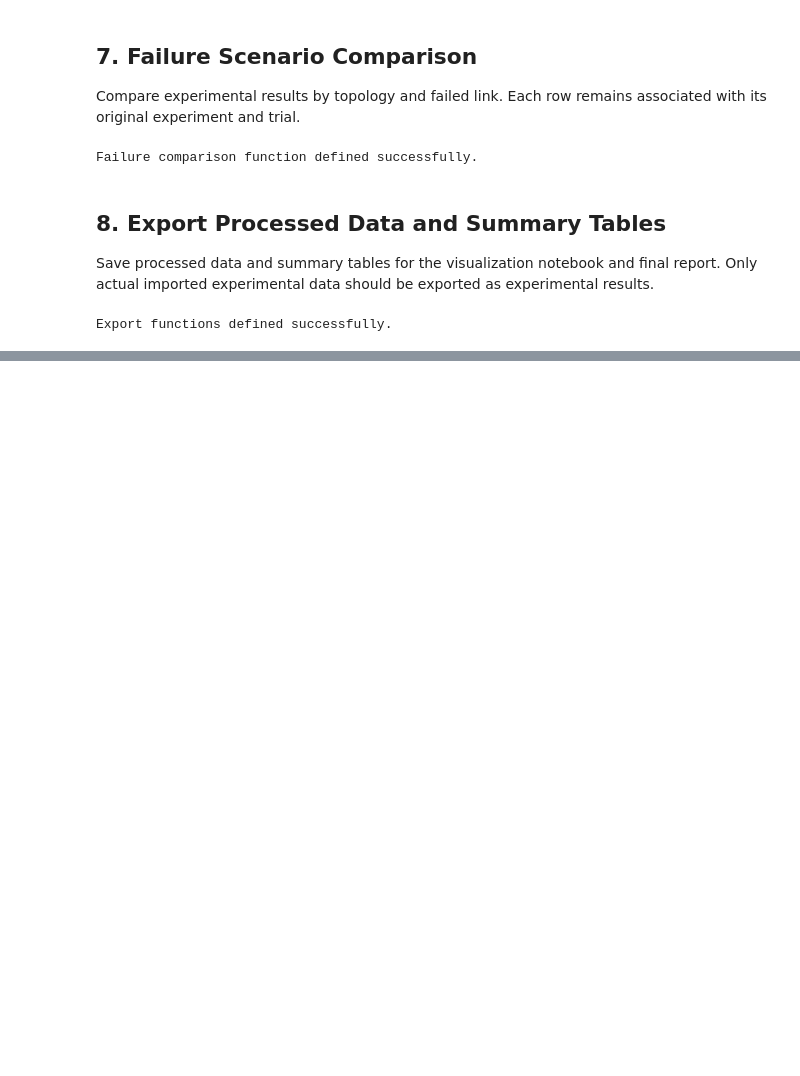
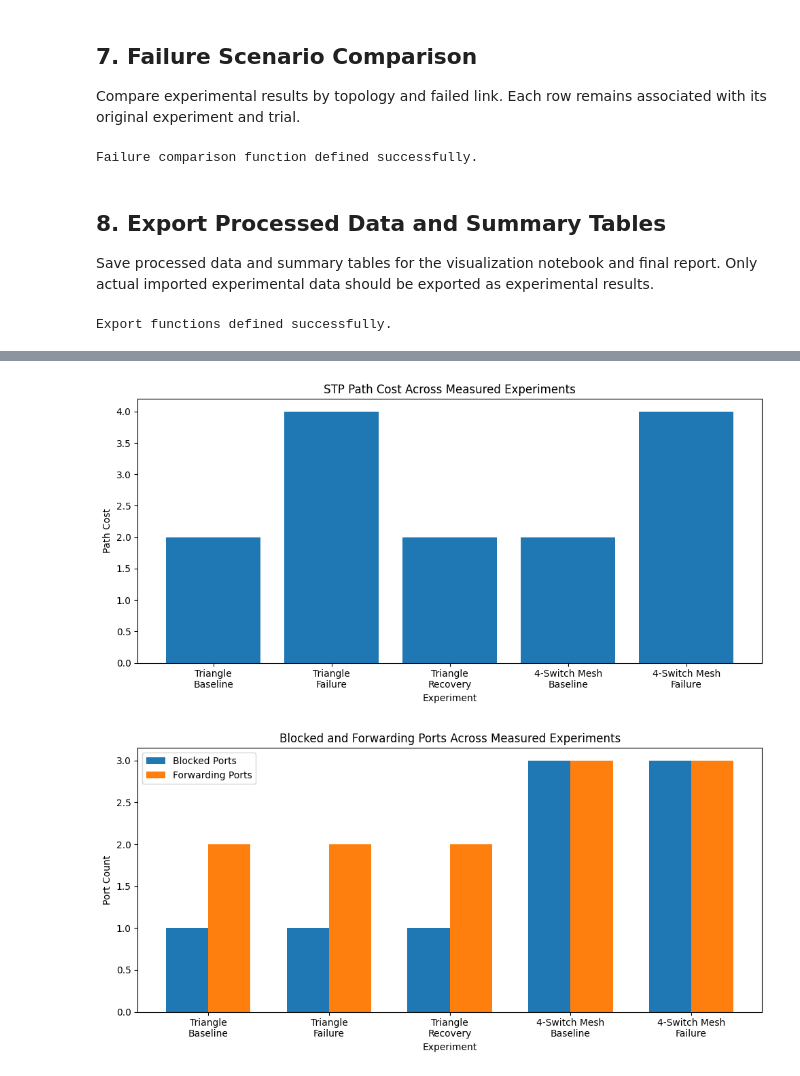
Before and after one commit to suhrudsharma/STP-Performance-Analysis, a Jupyter notebook: notebooks/STP_DataAnalysis.ipynb, the cells around one changed output, grey strips where cells are left out. Saved outputs shown, nothing was run; the diff lists cells and outputs as text; code cells hidden in the pictures; blank space fills up the shorter version.

```diff
--- a/notebooks/STP_DataAnalysis.ipynb
+++ b/notebooks/STP_DataAnalysis.ipynb
@@ -460,3 +460,17 @@ def export_stp_analysis(df, prefix="stp"):
 print("Export functions defined successfully.")
 # %% [output]
 Export functions defined successfully.
+# %%
+from google.colab import drive
+drive.mount('/content/drive')
+
+import pandas as pd
+
+CSV_PATH = (
+    '/content/drive/MyDrive/STP_Performance_Analysis/'
+    'stp_experiment_cleaned.csv'
+)
+
+df_raw = pd.read_csv(CSV_PATH)
+print(df_raw.shape)
+display(df_raw.head())
@@ -462,0 +657,53 @@ Export functions defined successfully.
+# %%
+
+import matplotlib.pyplot as plt
+import pandas as pd
+
+# Use only empirically measured experiments
+plot_df = measured_df.copy()
+
+# Short labels for readable plots
+plot_df["experiment_label"] = plot_df["experiment_id"].map({
+    "EXP_01_TRIANGLE_BASE": "Triangle\nBaseline",
+    "EXP_01_TRIANGLE_FAIL": "Triangle\nFailure",
+    "EXP_01_TRIANGLE_RECOV": "Triangle\nRecovery",
+    "EXP_02_MESH4_BASE": "4-Switch Mesh\nBaseline",
+    "EXP_02_MESH4_FAIL": "4-Switch Mesh\nFailure"
+})
+
+# 1. Path cost
+plt.figure(figsize=(10, 5))
+plt.bar(plot_df["experiment_label"], plot_df["path_cost"])
+plt.title("STP Path Cost Across Measured Experiments")
+plt.xlabel("Experiment")
+plt.ylabel("Path Cost")
+plt.tight_layout()
+plt.show()
+
+# 2. Blocked and forwarding ports
+x = range(len(plot_df))
+width = 0.35
+
+plt.figure(figsize=(10, 5))
+plt.bar(
+    [i - width / 2 for i in x],
+    plot_df["blocked_ports"],
+    width=width,
+    label="Blocked Ports"
+)
+plt.bar(
+    [i + width / 2 for i in x],
+    plot_df["forwarding_ports"],
+    width=width,
+    label="Forwarding Ports"
+)
+plt.xticks(list(x), plot_df["experiment_label"])
+plt.title("Blocked and Forwarding Ports Across Measured Experiments")
+plt.xlabel("Experiment")
+plt.ylabel("Port Count")
+plt.legend()
+plt.tight_layout()
+plt.show()
+# %% [output]
+[figure, added]
+[figure, added]
```
Also changed, not shown: parts of 7 cells of this notebook.
